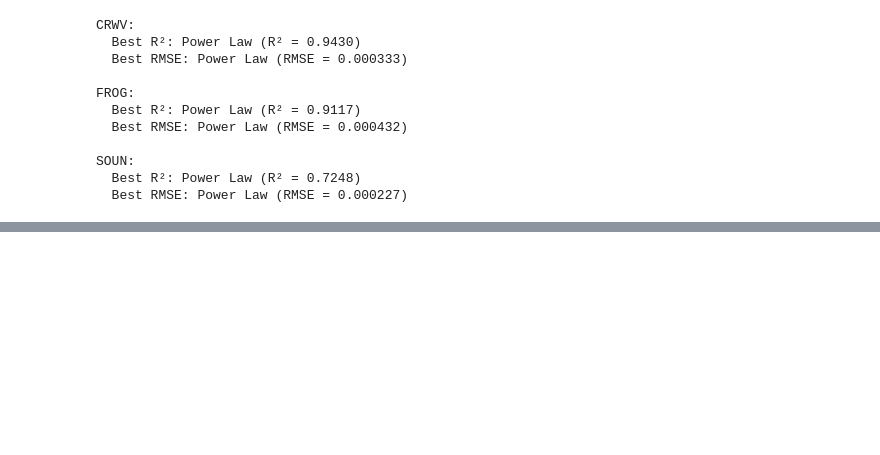
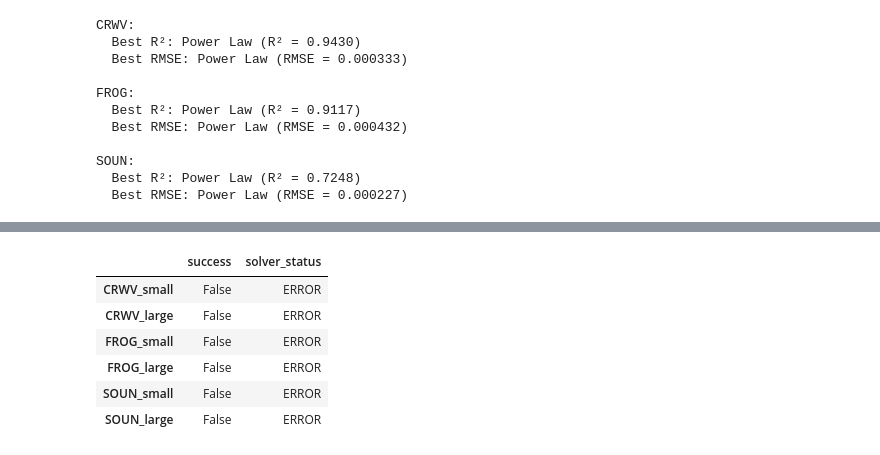
Before and after one commit to kritagya-khanna/market-impact-optimization, a Jupyter notebook: notebook/market-impact-analysis.ipynb, the cells around one changed output, grey strips where cells are left out. Cells and saved outputs as stored; diff of their text form; code cells hidden in the pictures; blank space fills up the shorter version.

```diff
--- a/notebook/market-impact-analysis.ipynb
+++ b/notebook/market-impact-analysis.ipynb
@@ -901,0 +807,51 @@ SOUN:
+# %%
+from src.optimization import MarketImpactOptimizer
+from src.optimization.constraints import create_basic_constraints
+from src.models.impact_models import create_model
+
+test_results = {}
+
+for stock, params in extracted_params.items():
+    try:
+        model_instance = create_model(params['model_type'], params['parameters'])
+
+        optimizer = MarketImpactOptimizer(model_instance, stock)
+
+        scenarios = {
+            'small': create_basic_constraints(total_shares=1000, max_order_size=50, time_periods=100),
+            'large': create_basic_constraints(total_shares=10000, max_order_size=500, time_periods=200)
+        }
+
+        for scenario_name, constraints in scenarios.items():
+            result = optimizer.optimize(constraints)
+
+            if result.success:
+                test_results[f"{stock}_{scenario_name}"] = {
+                    'success': True,
+                    'total_cost': result.total_cost,
+                    'shares_executed': np.sum(result.execution_schedule),
+                    'max_order_size': np.max(result.execution_schedule),
+                    'solver_status': result.solver_status
+                }
+            else:
+                test_results[f"{stock}_{scenario_name}"] = {
+                    'success': False,
+                    'solver_status': result.solver_status
+                }
+
+    except Exception as e:
+        test_results[f"{stock}_error"] = {'error': str(e)}
+
+success_count = sum(1 for result in test_results.values() if result.get('success', False))
+total_tests = len([k for k in test_results.keys() if not k.endswith('_error')])
+
+results_df = pd.DataFrame(test_results).T
+display(results_df)
+# %% [output]
+|  | success | solver_status |
+| CRWV_small | False | ERROR |
+| CRWV_large | False | ERROR |
+| FROG_small | False | ERROR |
+| FROG_large | False | ERROR |
+| SOUN_small | False | ERROR |
+| SOUN_large | False | ERROR |
```
Also changed, not shown: parts of 20 cells of this notebook, 2 other files.
